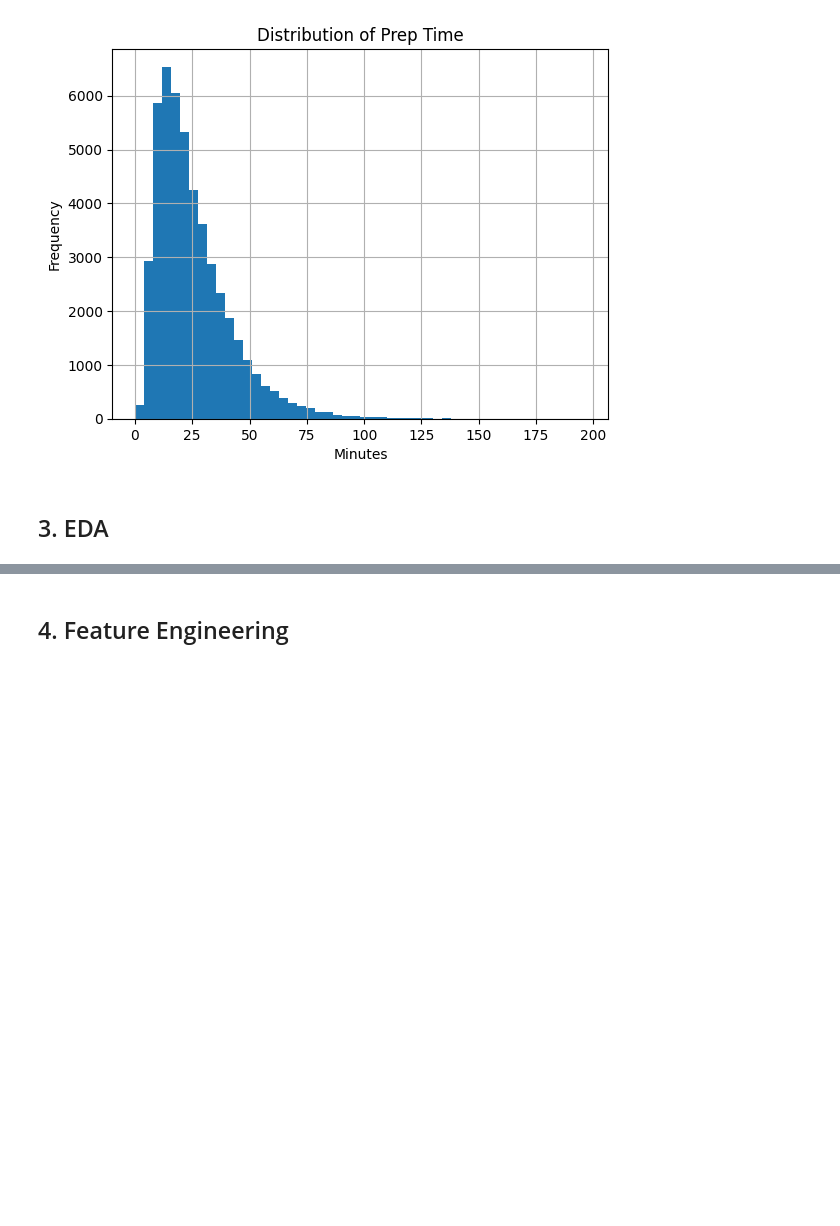
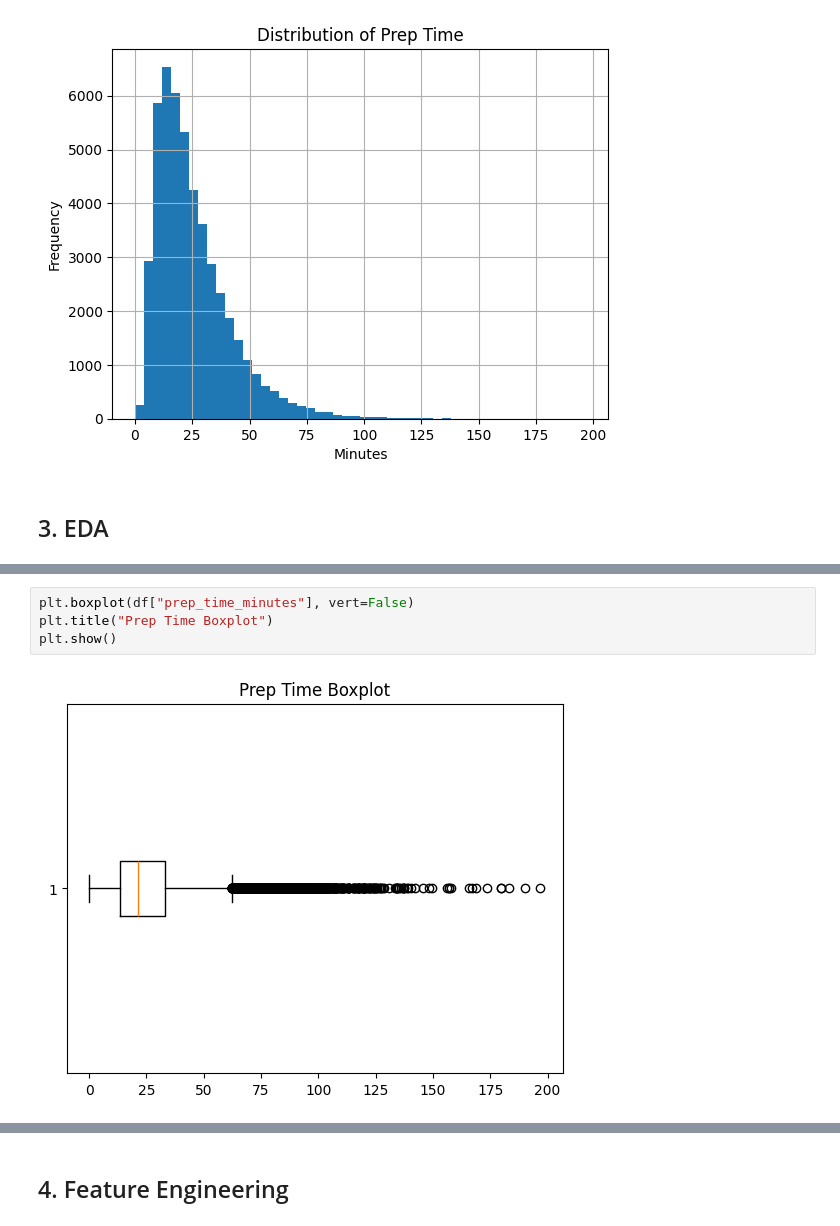
Before and after one commit to raghadkibrahim/food_prep_prediction, a Jupyter notebook: 01_data_cleaning.ipynb, the cells around one changed output, grey strips where cells are left out. Drawn from its saved outputs; the diff is of its cells as text; blank space fills up the shorter version.

```diff
--- a/01_data_cleaning.ipynb
+++ b/01_data_cleaning.ipynb
@@ -611,0 +634,6 @@ plt.show()
+# %%
+plt.boxplot(df["prep_time_minutes"], vert=False)
+plt.title("Prep Time Boxplot")
+plt.show()
+# %% [output]
+[figure, added]
```
Also changed, not shown: parts of 14 cells of this notebook, 1 other file.
